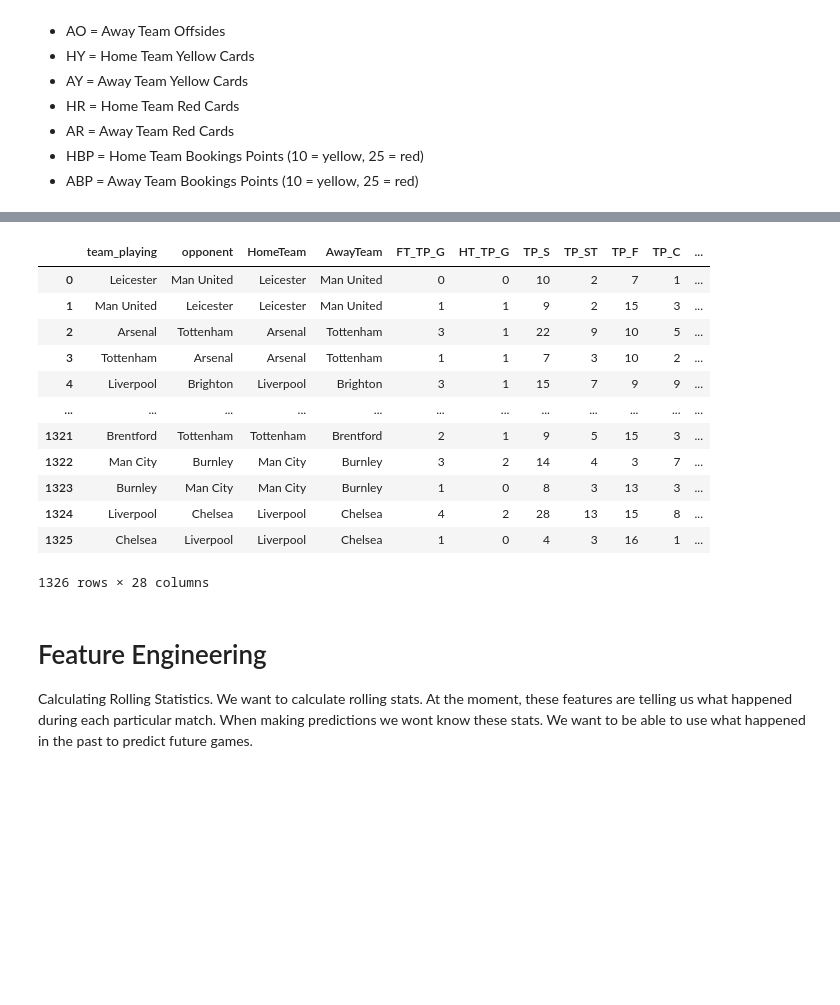
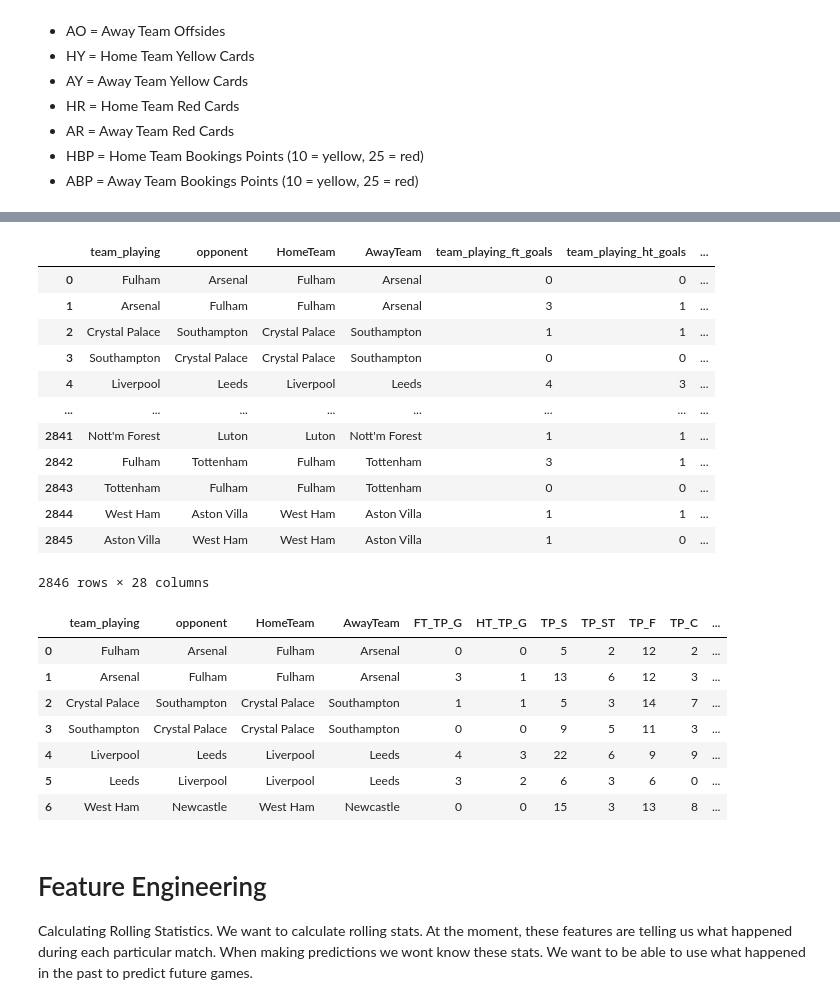
Before and after one commit to adilsaid64/bayesian-football-match-prediction, a Jupyter notebook: data-prep.ipynb, the cells around one changed output, grey strips where cells are left out. Saved outputs shown, nothing was run; the diff lists cells and outputs as text; code cells hidden in the pictures; blank space fills up the shorter version.

```diff
--- a/data-prep.ipynb
+++ b/data-prep.ipynb
@@ -6,13 +6,15 @@ import numpy as np
 
 pd.set_option('display.max_columns', None)
 
-df_last = pd.read_csv('data/2022-2023.csv')
-df_current = pd.read_csv('data/2023-2024.csv')
+df_21 = pd.read_csv('data/2020-2021.csv')
+df_22 = pd.read_csv('data/2021-2022.csv')
+df_23 = pd.read_csv('data/2022-2023.csv')
+df_24 = pd.read_csv('data/2023-2024.csv')
 
 
 # Join the two seasons together
 
-df = pd.concat([df_last, df_current], ignore_index=True)
+df = pd.concat([df_24, df_23, df_22, df_21], ignore_index=True)
 df
 # %% [output]
 |  | Div | Date | Time | HomeTeam | AwayTeam | FTHG | FTAG | FTR | HTHG | HTAG | HTR | ... |
@@ -181,6 +183,6 @@ df2
 # %%
 df_final = pd.concat([df, df2], ignore_index=True)
-df_final = df_final.sort_values(by = ['Year', 'Day', 'Month', 'Hour', 'Referee']).reset_index(drop = True)
+df_final = df_final.sort_values(by = ['Year', 'Month', 'Day', 'Hour', 'Referee']).reset_index(drop = True)
 df_final
 # %% [output]
 |  | team_playing | opponent | HomeTeam | AwayTeam | FT_TP_G | HT_TP_G | TP_S | TP_ST | TP_F | TP_C | ... |
@@ -234,22 +220,56 @@ df_final
+# %%
+# rename the columns.
+
+rename_columns = {
+    'FT_TP_G': 'team_playing_ft_goals',  # Full-Time Goals by Team Playing
+    'HT_TP_G': 'team_playing_ht_goals',  # Half-Time Goals by Team Playing
+    'TP_S': 'team_playing_total_shots',  # Total Shots by Team Playing
+    'TP_ST': 'team_playing_shots_on_target',  # Shots on Target by Team Playing
+    'TP_F': 'team_playing_fouls_committed',  # Fouls Committed by Team Playing
+    'TP_C': 'team_playing_corners_won',  # Corners Won by Team Playing
+    'TP_Y': 'team_playing_yellow_cards',  # Yellow Cards Received by Team Playing
+    'TP_R': 'team_playing_red_cards',  # Red Cards Received by Team Playing
+    'FT_OP_G': 'opponent_ft_goals',  # Full-Time Goals by Opponent (Goals Conceded by Team Playing)
+    'HT_OP_G': 'opponent_ht_goals',  # Half-Time Goals by Opponent
+    'OP_S': 'opponent_total_shots',  # Total Shots by Opponent
+    'OP_ST': 'opponent_shots_on_target',  # Shots on Target by Opponent
+    'OP_F': 'opponent_fouls_committed',  # Fouls Committed by Opponent (Fouls Won by Team Playing)
+    'OP_C': 'opponent_corners_won',  # Corners Won by Opponent
+    'OP_Y': 'opponent_yellow_cards',  # Yellow Cards Received by Opponent
+    'OP_R': 'opponent_red_cards',  # Red Cards Received by Opponent
+}
+
+
+
+df_final.rename(columns=rename_columns)
+# %% [output]
+|  | team_playing | opponent | HomeTeam | AwayTeam | team_playing_ft_goals | team_playing_ht_goals | ... |
+| 0 | Fulham | Arsenal | Fulham | Arsenal | 0 | 0 | ... |
+| 1 | Arsenal | Fulham | Fulham | Arsenal | 3 | 1 | ... |
+| 2 | Crystal Palace | Southampton | Crystal Palace | Southampton | 1 | 1 | ... |
+| 3 | Southampton | Crystal Palace | Crystal Palace | Southampton | 0 | 0 | ... |
+| 4 | Liverpool | Leeds | Liverpool | Leeds | 4 | 3 | ... |
+| ... | ... | ... | ... | ... | ... | ... | ... |
+| 2841 | Nott'm Forest | Luton | Luton | Nott'm Forest | 1 | 1 | ... |
+| 2842 | Fulham | Tottenham | Fulham | Tottenham | 3 | 1 | ... |
+| 2843 | Tottenham | Fulham | Fulham | Tottenham | 0 | 0 | ... |
+| 2844 | West Ham | Aston Villa | West Ham | Aston Villa | 1 | 1 | ... |
+| 2845 | Aston Villa | West Ham | West Ham | Aston Villa | 1 | 0 | ... |
+2846 rows × 28 columns
 # %%
 # Now we need to create a binary target column that tells us if the team_playing won the match.
 
 df_final['target'] = ((((df_final['is_home']==1) & (df_final['FTR']=='H')) | ((df_final['is_home']==0) & (df_final['FTR']=='A')))).astype(int)
-df_final
+df_final.head(7)
 # %% [output]
 |  | team_playing | opponent | HomeTeam | AwayTeam | FT_TP_G | HT_TP_G | TP_S | TP_ST | TP_F | TP_C | ... |
-| 0 | Leicester | Man United | Leicester | Man United | 0 | 0 | 10 | 2 | 7 | 1 | ... |
-| 1 | Man United | Leicester | Leicester | Man United | 1 | 1 | 9 | 2 | 15 | 3 | ... |
-| 2 | Arsenal | Tottenham | Arsenal | Tottenham | 3 | 1 | 22 | 9 | 10 | 5 | ... |
-| 3 | Tottenham | Arsenal | Arsenal | Tottenham | 1 | 1 | 7 | 3 | 10 | 2 | ... |
-| 4 | Liverpool | Brighton | Liverpool | Brighton | 3 | 1 | 15 | 7 | 9 | 9 | ... |
-| ... | ... | ... | ... | ... | ... | ... | ... | ... | ... | ... | ... |
-| 1321 | Brentford | Tottenham | Tottenham | Brentford | 2 | 1 | 9 | 5 | 15 | 3 | ... |
-| 1322 | Man City | Burnley | Man City | Burnley | 3 | 2 | 14 | 4 | 3 | 7 | ... |
-| 1323 | Burnley | Man City | Man City | Burnley | 1 | 0 | 8 | 3 | 13 | 3 | ... |
-| 1324 | Liverpool | Chelsea | Liverpool | Chelsea | 4 | 2 | 28 | 13 | 15 | 8 | ... |
-| 1325 | Chelsea | Liverpool | Liverpool | Chelsea | 1 | 0 | 4 | 3 | 16 | 1 | ... |
+| 0 | Fulham | Arsenal | Fulham | Arsenal | 0 | 0 | 5 | 2 | 12 | 2 | ... |
+| 1 | Arsenal | Fulham | Fulham | Arsenal | 3 | 1 | 13 | 6 | 12 | 3 | ... |
+| 2 | Crystal Palace | Southampton | Crystal Palace | Southampton | 1 | 1 | 5 | 3 | 14 | 7 | ... |
+| 3 | Southampton | Crystal Palace | Crystal Palace | Southampton | 0 | 0 | 9 | 5 | 11 | 3 | ... |
+| 4 | Liverpool | Leeds | Liverpool | Leeds | 4 | 3 | 22 | 6 | 9 | 9 | ... |
+| 5 | Leeds | Liverpool | Liverpool | Leeds | 3 | 2 | 6 | 3 | 6 | 0 | ... |
+| 6 | West Ham | Newcastle | West Ham | Newcastle | 0 | 0 | 15 | 3 | 13 | 8 | ... |
-1326 rows × 28 columns
 # %% [markdown]
 # Feature Engineering
 
```
Also changed, not shown: parts of 16 cells of this notebook, 2 other files.
